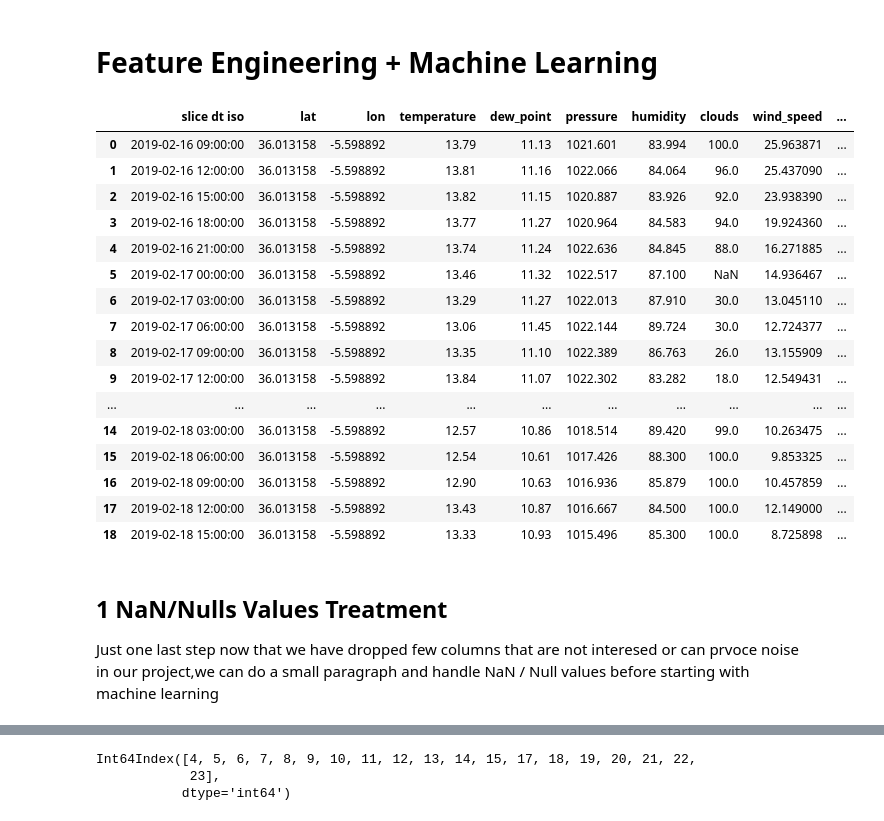
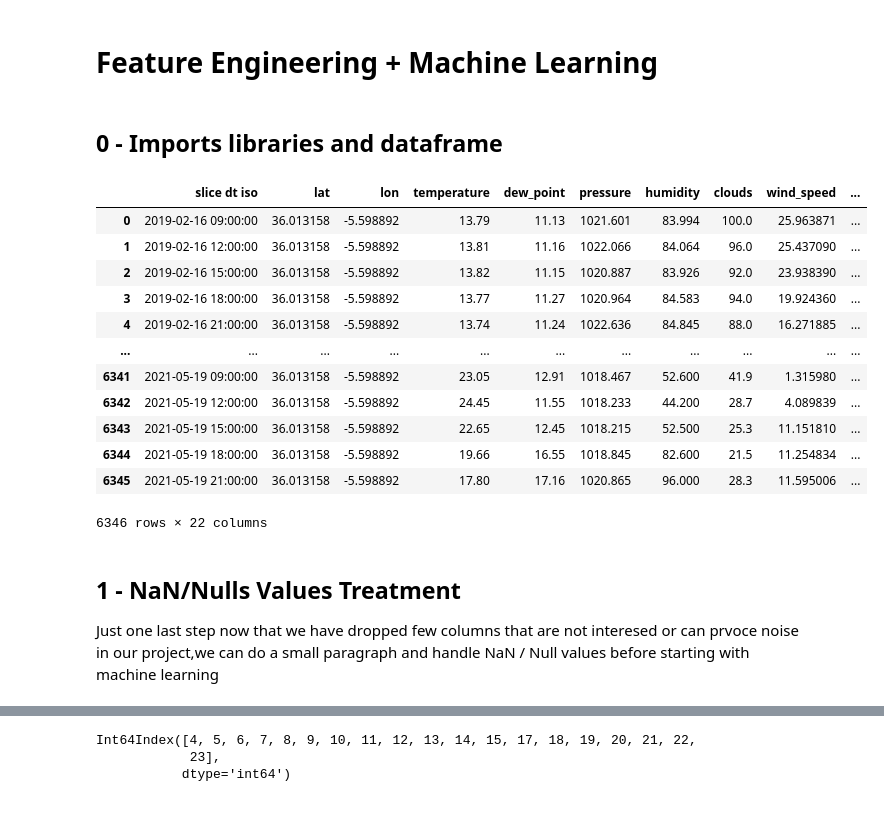
Before and after one commit to javierliro/Local-Wind-Forecast-Model-, a Jupyter notebook: 3 FeatEng-ML.ipynb, the cells around one changed output, grey strips where cells are left out. Saved outputs shown, nothing was run; the diff lists cells and outputs as text; code cells hidden in the pictures.

```diff
--- a/3 FeatEng-ML.ipynb
+++ b/3 FeatEng-ML.ipynb
@@ -1,4 +1,6 @@
 # %% [markdown]
 # Feature Engineering + Machine Learning
+# %% [markdown]
+## 0 - Imports libraries and dataframe
 # %%
 %config Completer.use_jedi = False
@@ -28,29 +39,26 @@ from sklearn.preprocessing import StandardScaler
 # %%
-pd.set_option('display.max_columns', 30, 'display.max_rows',30)
+pd.set_option('display.max_columns', 20, 'display.max_rows',30)
+
 df = pd.read_csv('Data/windProject_4ML.csv')
 df['slice dt iso'] = pd.to_datetime(df['slice dt iso'])
-df.reset_index(drop=True, inplace=True)
-df.head(19)
+
+df
 # %% [output]
 |  | slice dt iso | lat | lon | temperature | dew_point | pressure | humidity | clouds | wind_speed | ... |
 | 0 | 2019-02-16 09:00:00 | 36.013158 | -5.598892 | 13.79 | 11.13 | 1021.601 | 83.994 | 100.0 | 25.963871 | ... |
 | 1 | 2019-02-16 12:00:00 | 36.013158 | -5.598892 | 13.81 | 11.16 | 1022.066 | 84.064 | 96.0 | 25.437090 | ... |
 | 2 | 2019-02-16 15:00:00 | 36.013158 | -5.598892 | 13.82 | 11.15 | 1020.887 | 83.926 | 92.0 | 23.938390 | ... |
 | 3 | 2019-02-16 18:00:00 | 36.013158 | -5.598892 | 13.77 | 11.27 | 1020.964 | 84.583 | 94.0 | 19.924360 | ... |
 | 4 | 2019-02-16 21:00:00 | 36.013158 | -5.598892 | 13.74 | 11.24 | 1022.636 | 84.845 | 88.0 | 16.271885 | ... |
-| 5 | 2019-02-17 00:00:00 | 36.013158 | -5.598892 | 13.46 | 11.32 | 1022.517 | 87.100 | NaN | 14.936467 | ... |
-| 6 | 2019-02-17 03:00:00 | 36.013158 | -5.598892 | 13.29 | 11.27 | 1022.013 | 87.910 | 30.0 | 13.045110 | ... |
-| 7 | 2019-02-17 06:00:00 | 36.013158 | -5.598892 | 13.06 | 11.45 | 1022.144 | 89.724 | 30.0 | 12.724377 | ... |
-| 8 | 2019-02-17 09:00:00 | 36.013158 | -5.598892 | 13.35 | 11.10 | 1022.389 | 86.763 | 26.0 | 13.155909 | ... |
-| 9 | 2019-02-17 12:00:00 | 36.013158 | -5.598892 | 13.84 | 11.07 | 1022.302 | 83.282 | 18.0 | 12.549431 | ... |
 | ... | ... | ... | ... | ... | ... | ... | ... | ... | ... | ... |
-| 14 | 2019-02-18 03:00:00 | 36.013158 | -5.598892 | 12.57 | 10.86 | 1018.514 | 89.420 | 99.0 | 10.263475 | ... |
-| 15 | 2019-02-18 06:00:00 | 36.013158 | -5.598892 | 12.54 | 10.61 | 1017.426 | 88.300 | 100.0 | 9.853325 | ... |
-| 16 | 2019-02-18 09:00:00 | 36.013158 | -5.598892 | 12.90 | 10.63 | 1016.936 | 85.879 | 100.0 | 10.457859 | ... |
-| 17 | 2019-02-18 12:00:00 | 36.013158 | -5.598892 | 13.43 | 10.87 | 1016.667 | 84.500 | 100.0 | 12.149000 | ... |
-| 18 | 2019-02-18 15:00:00 | 36.013158 | -5.598892 | 13.33 | 10.93 | 1015.496 | 85.300 | 100.0 | 8.725898 | ... |
+| 6341 | 2021-05-19 09:00:00 | 36.013158 | -5.598892 | 23.05 | 12.91 | 1018.467 | 52.600 | 41.9 | 1.315980 | ... |
+| 6342 | 2021-05-19 12:00:00 | 36.013158 | -5.598892 | 24.45 | 11.55 | 1018.233 | 44.200 | 28.7 | 4.089839 | ... |
+| 6343 | 2021-05-19 15:00:00 | 36.013158 | -5.598892 | 22.65 | 12.45 | 1018.215 | 52.500 | 25.3 | 11.151810 | ... |
+| 6344 | 2021-05-19 18:00:00 | 36.013158 | -5.598892 | 19.66 | 16.55 | 1018.845 | 82.600 | 21.5 | 11.254834 | ... |
+| 6345 | 2021-05-19 21:00:00 | 36.013158 | -5.598892 | 17.80 | 17.16 | 1020.865 | 96.000 | 28.3 | 11.595006 | ... |
+6346 rows × 22 columns
 # %% [markdown]
-## 1 NaN/Nulls Values Treatment
+## 1 - NaN/Nulls Values Treatment
 
 Just one last step now that we have dropped few columns that are not interesed or can prvoce noise in our project,we can do a small paragraph and handle NaN / Null values before starting with machine learning
 # %%
```
Also changed, not shown: parts of 86 cells of this notebook, 3 other files.
